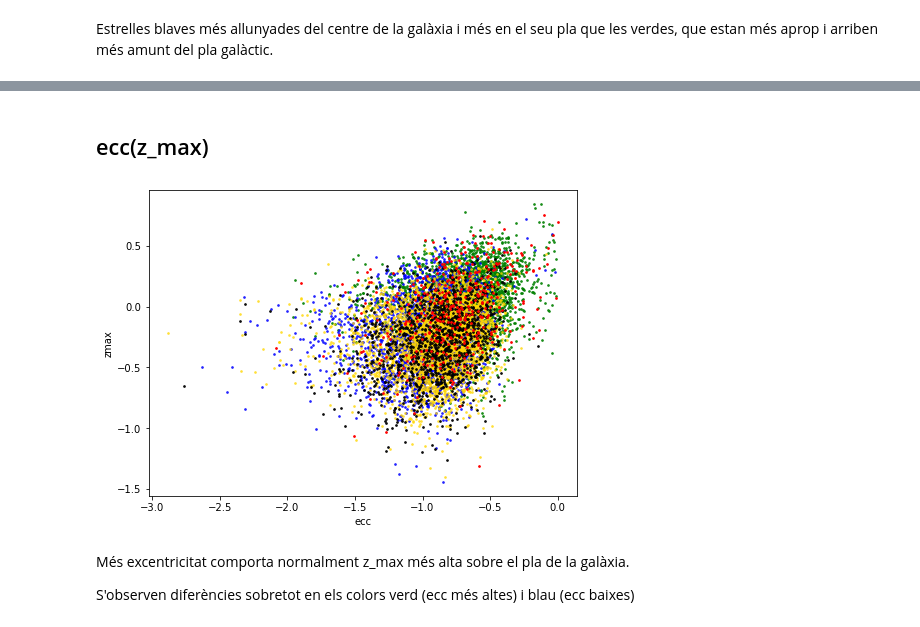
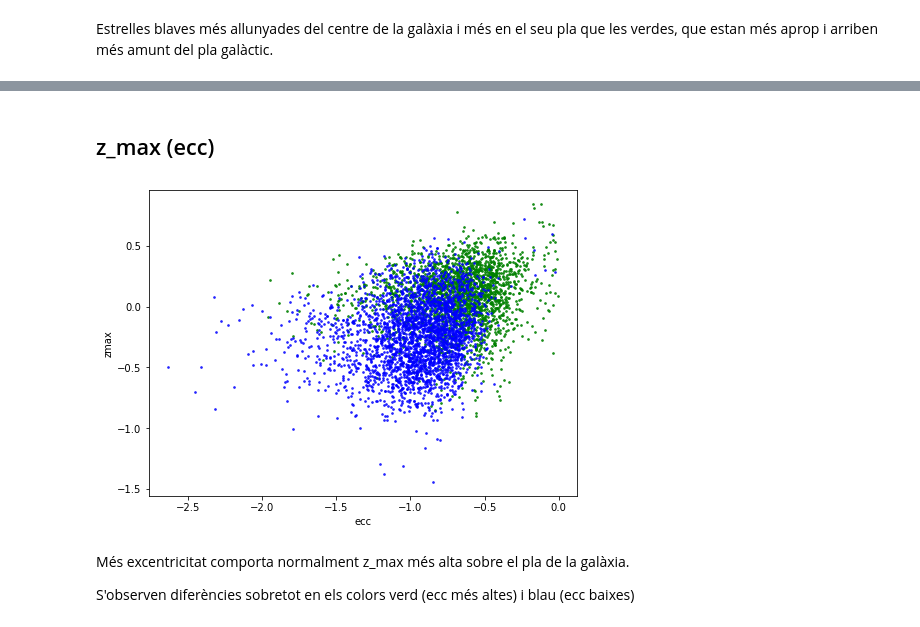
Before and after one commit to aleixcb/tfg_galah, a Jupyter notebook: py/XD aplicat a RC.ipynb, the cells around one changed output, grey strips where cells are left out. Cells and saved outputs as stored; diff of their text form; code cells hidden in the pictures.

Commit message:
figures + memoria

```diff
--- a/py/XD aplicat a RC.ipynb
+++ b/py/XD aplicat a RC.ipynb
@@ -70,9 +70,9 @@ def gaussian(x, mu, sigma):
 ### 2.1 compute_XD, BIC & plots
 # %%
 #arrays n_comp vs BIC
-n_components_array = np.empty(shape=6)
+'''n_components_array = np.empty(shape=6)
 BIC_array = np.empty(shape=6)
-
+'''
 ck = ["k", "r", "gold", "g", "b",
           "orange", "cyan", "lime", "m", "yellow",
           "indianred", "hotpink", "peru", "cornflowerblue", "olivedrab",
@@ -81,7 +81,7 @@ ck = ["k", "r", "gold", "g", "b",
           "deeppink", "dodgerblue", "rebeccapurple", "teal", "magenta"]
 
 #Computing XDGMM
-for n_components in range(5,6,5):
+for n_components in range(5,6,1):
     @pickle_results('XD_'+str(n_components)+'clusters.pkl')
     def compute_XD(n_components=n_components, rseed=0, max_iter=100, verbose=True):
         np.random.seed(rseed)
@@ -94,7 +94,7 @@ for n_components in range(5,6,5):
     n_dim = 5   # representarem només 5 dimensions/elements
     np.random.seed(42)
 
-    #Calculate BIC
+    '''#Calculate BIC
     logL = clf.logL(X,Xcov)  # logaritme de la likelihood
     k = n_components * ( 1 + n_dim + (n_dim*(n_dim+1)/2) )  # nº de free model parameters
     N = 10941       # nº d'estrelles
@@ -102,9 +102,9 @@ for n_components in range(5,6,5):
     index = int((n_components/5)-1)
 
     n_components_array[index] = n_components
-    BIC_array[index] = BIC
+    BIC_array[index] = BIC'''
 
-'''#Plotting XDGMM symmetrical plots
+    #Plotting XDGMM symmetrical plots
     alpha = clf.alpha
     mu = clf.mu
     V = clf.V
@@ -117,12 +117,14 @@ for n_components in range(5,6,5):
 
 
     # Standard distribution
+    #X = galah_rc.X[:,[1,3,5,7,9]]   # per elements alpha
     X = galah_rc.X[:,:]
+    #labels = [r'$\rm [O/Fe]$', r'$\rm [Mg/Fe]$', r'$\rm [Si/Fe]$', r'$\rm [Ca/Fe]$', r'$\rm [Ti/Fe]$'] # per elements alpha
     labels=galah_rc.abundance_titles[:]
 
     # Fit and sample from the underlying distribution
+    #X_sample = clf.sample(X.shape[0])[:,[1,3,5,7,9]]  # per elements alpha
     X_sample = clf.sample(X.shape[0])[:,:]   #XD resampling X
-
 
     #------------------------------------------------------------
     # Plot the results (plot de X vs X_sample w elipses)
@@ -193,10 +195,10 @@ for n_components in range(5,6,5):
             else:
                 ax.yaxis.set_major_formatter(plt.NullFormatter())
 
-    plt.savefig("../im/XD(n_dim,n_components)/XD_" +
+    plt.savefig("../im/final_im/alpha/XD_" +
                 str(n_dim)+"d_" +
                 str(n_components) +
                 "components.png", dpi=200)
-    plt.clf()'''
+    plt.clf()
 # %% [output]
 @pickle_results: using precomputed results from 'XD_5clusters.pkl'
@@ -365,11 +470,0 @@ Estrelles blaves més allunyades del centre de la galàxia i més en el seu pla
-# %%
-fig = plt.figure(figsize=(7,5))
-fig.subplots_adjust(left=0.1, right=0.95,
-                    bottom=0.1, top=0.95,
-                    wspace=0.02, hspace=0.02)
-plt.xlabel("L_z")
-plt.ylabel("Energy")
-
-for ii in [4,3,2,1,0]:
-    plt.scatter(galah_rc.data['L_Z'][maxprob_per_star==ii], galah_rc.data['Energy'][maxprob_per_star==ii],
-                color=ck[ii], s=3, alpha=1-clf.alpha[ii])
@@ -393,0 +473,11 @@ for ii in [4,3]:
+# %%
+fig = plt.figure(figsize=(7,5))
+fig.subplots_adjust(left=0.1, right=0.95,
+                    bottom=0.1, top=0.95,
+                    wspace=0.02, hspace=0.02)
+plt.xlabel("L_z")
+plt.ylabel("Energy")
+
+for ii in [4]:
+    plt.scatter(galah_rc.data['L_Z'][maxprob_per_star==ii], galah_rc.data['Energy'][maxprob_per_star==ii],
+                color=ck[ii], s=3, alpha=1-clf.alpha[ii])
@@ -394,21 +546,21 @@ for ii in [4,3]:
 # %% [markdown]
-## ecc(z_max)
+## z_max (ecc)
 # %%
 fig = plt.figure(figsize=(7, 5))
 fig.subplots_adjust(left=0.1, right=0.95,
                     bottom=0.1, top=0.95,
                     wspace=0.02, hspace=0.02)
 
 plt.xlabel("ecc")
 plt.ylabel("zmax")
 
-for ii in [3,4,2,0,1]:
+for ii in [3,4]:
     plt.scatter(np.log10(galah_rc.data["ecc"][maxprob_per_star==ii]), np.log10(galah_rc.data["zmax"][maxprob_per_star==ii]),
                 color=ck[ii], s=3, alpha=1-clf.alpha[ii])
     #blau: excentricitats més baixes
     #verd: excentricitats més altes
 # %% [output]
-[figure, old version]
+[figure, new version]
 # %% [markdown]
 Més excentricitat comporta normalment z_max més alta sobre el pla de la galàxia.
 
```
Also changed, not shown: parts of 16 cells of this notebook, 29 other files.
